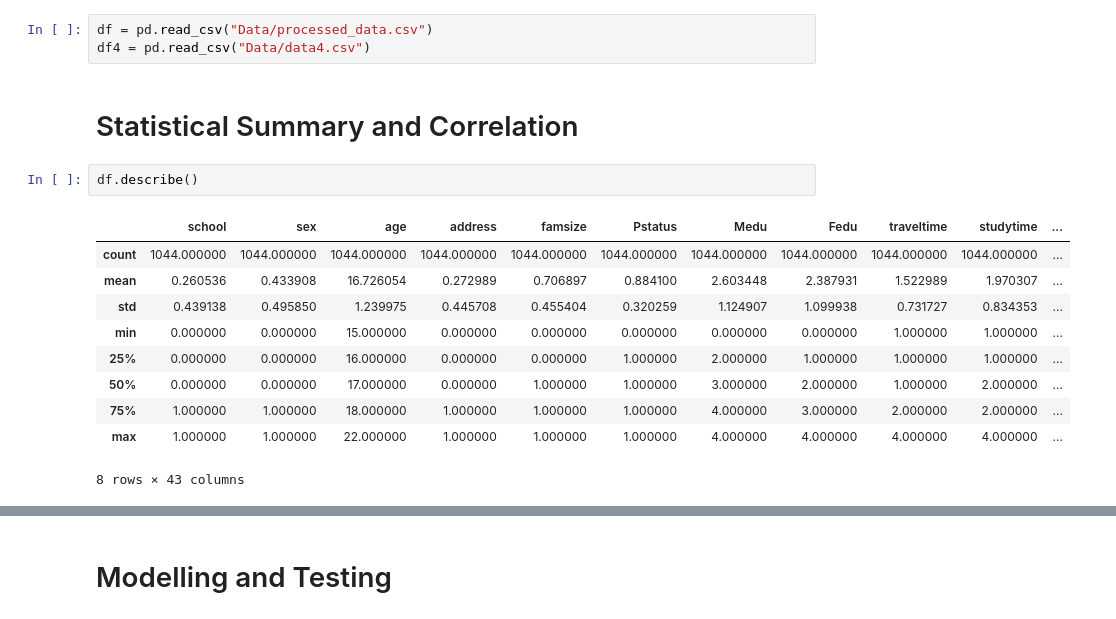
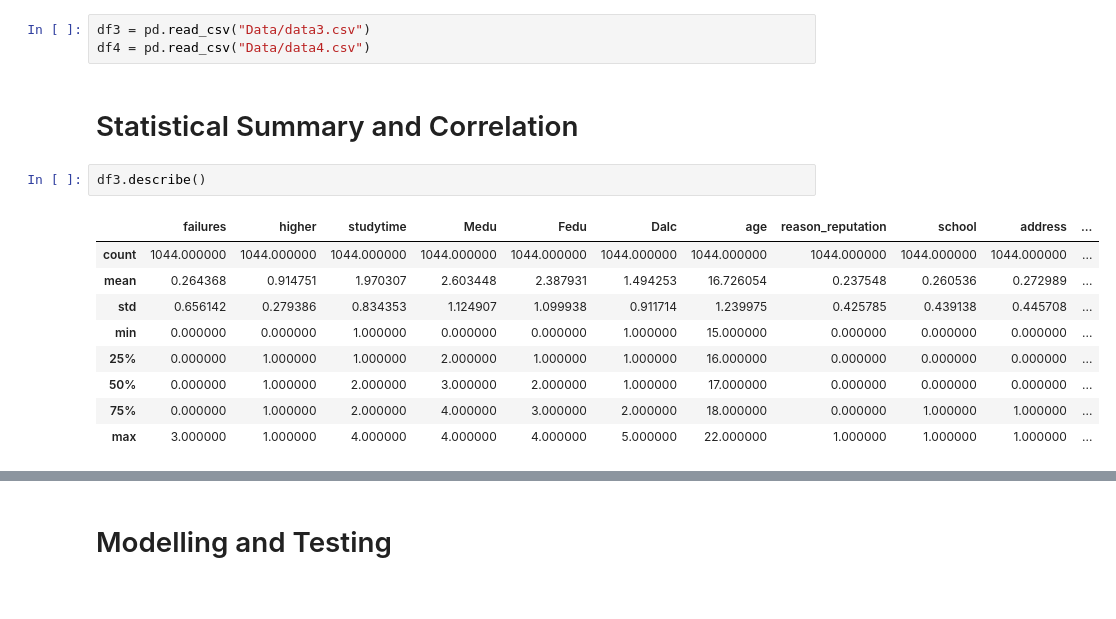
Before and after one commit to DuplexCard/F20DL-Natalia-G4, a Jupyter notebook: lab5.ipynb, the cells around one changed output, grey strips where cells are left out. Saved outputs shown, nothing was run; the diff lists cells and outputs as text.

```diff
--- a/lab5.ipynb
+++ b/lab5.ipynb
@@ -51,20 +51,19 @@ import matplotlib.pyplot as plt
 import seaborn as sns
 import sklearn
 # %%
-df = pd.read_csv("Data/processed_data.csv")
+df3 = pd.read_csv("Data/data3.csv")
 df4 = pd.read_csv("Data/data4.csv")
 # %% [markdown]
 # Statistical Summary and Correlation
 # %%
-df.describe()
+df3.describe()
 # %% [output]
-|  | school | sex | age | address | famsize | Pstatus | Medu | Fedu | traveltime | studytime | ... |
+|  | failures | higher | studytime | Medu | Fedu | Dalc | age | reason_reputation | school | address | ... |
 | count | 1044.000000 | 1044.000000 | 1044.000000 | 1044.000000 | 1044.000000 | 1044.000000 | 1044.000000 | 1044.000000 | 1044.000000 | 1044.000000 | ... |
-| mean | 0.260536 | 0.433908 | 16.726054 | 0.272989 | 0.706897 | 0.884100 | 2.603448 | 2.387931 | 1.522989 | 1.970307 | ... |
-| std | 0.439138 | 0.495850 | 1.239975 | 0.445708 | 0.455404 | 0.320259 | 1.124907 | 1.099938 | 0.731727 | 0.834353 | ... |
-| min | 0.000000 | 0.000000 | 15.000000 | 0.000000 | 0.000000 | 0.000000 | 0.000000 | 0.000000 | 1.000000 | 1.000000 | ... |
-| 25% | 0.000000 | 0.000000 | 16.000000 | 0.000000 | 0.000000 | 1.000000 | 2.000000 | 1.000000 | 1.000000 | 1.000000 | ... |
-| 50% | 0.000000 | 0.000000 | 17.000000 | 0.000000 | 1.000000 | 1.000000 | 3.000000 | 2.000000 | 1.000000 | 2.000000 | ... |
-| 75% | 1.000000 | 1.000000 | 18.000000 | 1.000000 | 1.000000 | 1.000000 | 4.000000 | 3.000000 | 2.000000 | 2.000000 | ... |
-| max | 1.000000 | 1.000000 | 22.000000 | 1.000000 | 1.000000 | 1.000000 | 4.000000 | 4.000000 | 4.000000 | 4.000000 | ... |
+| mean | 0.264368 | 0.914751 | 1.970307 | 2.603448 | 2.387931 | 1.494253 | 16.726054 | 0.237548 | 0.260536 | 0.272989 | ... |
+| std | 0.656142 | 0.279386 | 0.834353 | 1.124907 | 1.099938 | 0.911714 | 1.239975 | 0.425785 | 0.439138 | 0.445708 | ... |
+| min | 0.000000 | 0.000000 | 1.000000 | 0.000000 | 0.000000 | 1.000000 | 15.000000 | 0.000000 | 0.000000 | 0.000000 | ... |
+| 25% | 0.000000 | 1.000000 | 1.000000 | 2.000000 | 1.000000 | 1.000000 | 16.000000 | 0.000000 | 0.000000 | 0.000000 | ... |
+| 50% | 0.000000 | 1.000000 | 2.000000 | 3.000000 | 2.000000 | 1.000000 | 17.000000 | 0.000000 | 0.000000 | 0.000000 | ... |
+| 75% | 0.000000 | 1.000000 | 2.000000 | 4.000000 | 3.000000 | 2.000000 | 18.000000 | 0.000000 | 1.000000 | 1.000000 | ... |
+| max | 3.000000 | 1.000000 | 4.000000 | 4.000000 | 4.000000 | 5.000000 | 22.000000 | 1.000000 | 1.000000 | 1.000000 | ... |
-8 rows × 43 columns
```
Also changed, not shown: parts of 8 cells of this notebook.
